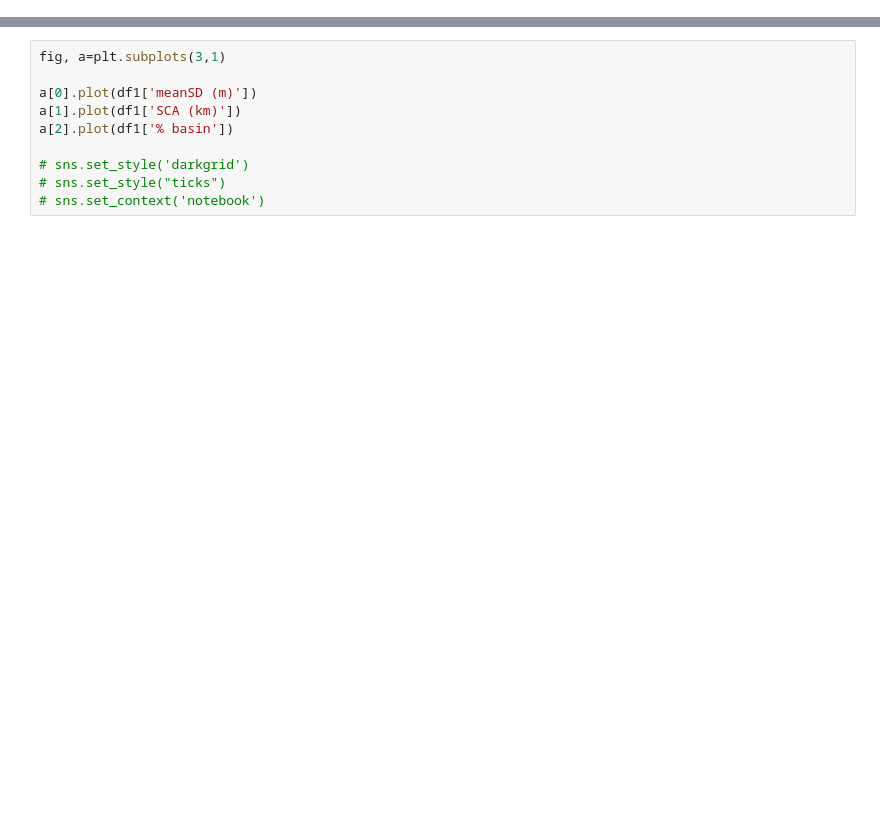
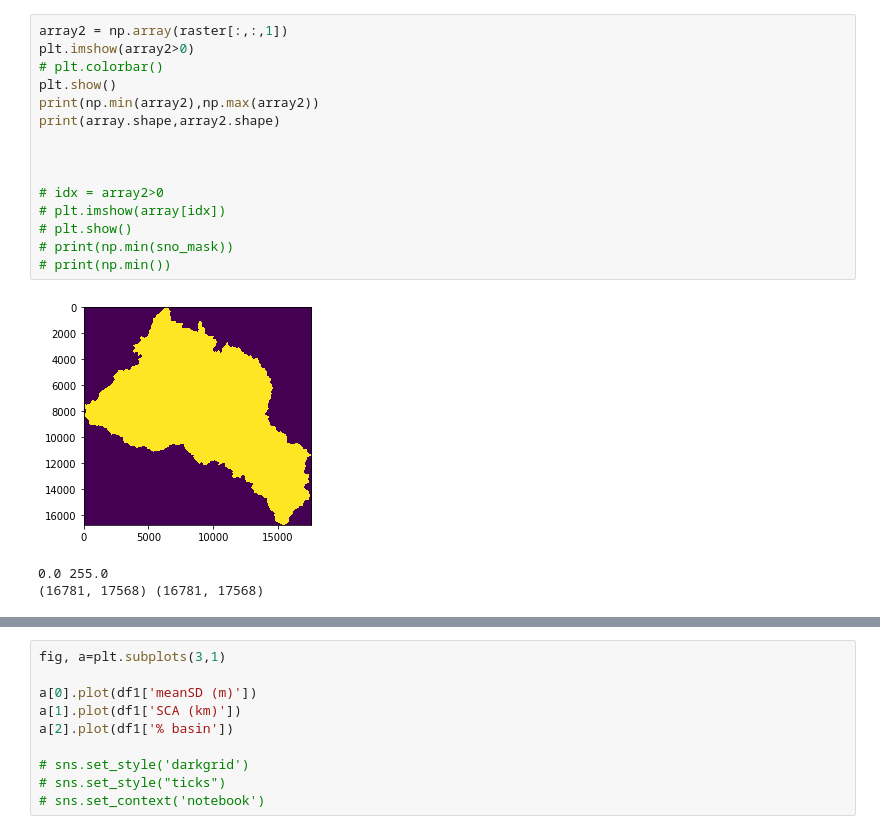
Before and after one commit to meganmason/scripts, a Jupyter notebook: sca.ipynb, the cells around one changed output, grey strips where cells are left out. Drawn from its saved outputs; the diff is of its cells as text; blank space fills up the shorter version.

Commit message:
different mask options

```diff
--- a/sca.ipynb
+++ b/sca.ipynb
@@ -113,0 +129,19 @@ df1
+# %%
+array2 = np.array(raster[:,:,1])
+plt.imshow(array2>0)
+# plt.colorbar()
+plt.show()
+print(np.min(array2),np.max(array2))
+print(array.shape,array2.shape)
+
+
+
+# idx = array2>0
+# plt.imshow(array[idx])
+# plt.show()
+# print(np.min(sno_mask))
+# print(np.min())
+# %% [output]
+[figure, added]
+0.0 255.0
+(16781, 17568) (16781, 17568)
```
Also changed, not shown: parts of 6 cells of this notebook, 1 other file.
